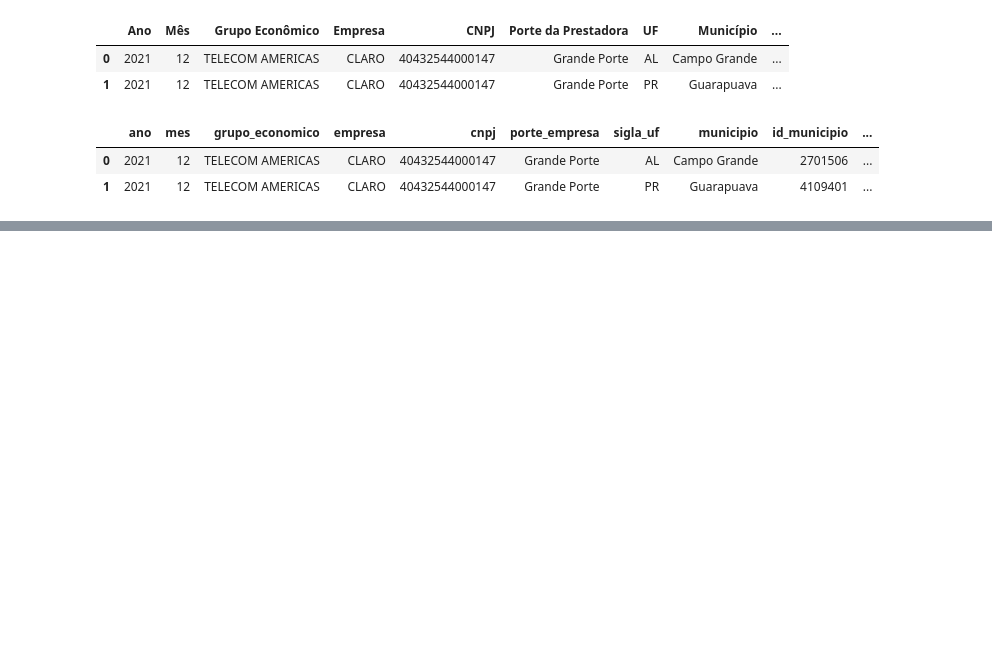
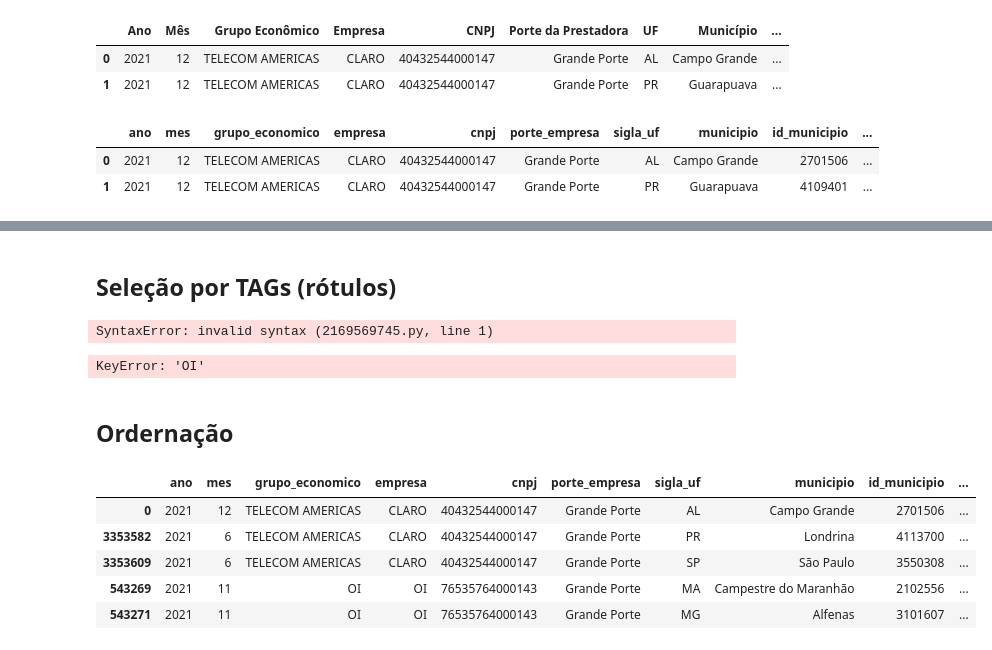
Before and after one commit to fullstackwd/Data_engineer, a Jupyter notebook: At19/atividade19.ipynb, the cells around one changed output, grey strips where cells are left out. Drawn from its saved outputs; the diff is of its cells as text; code cells hidden in the pictures; blank space fills up the shorter version.

```diff
--- a/At19/atividade19.ipynb
+++ b/At19/atividade19.ipynb
@@ -137,0 +237,21 @@ df_pandas.tail(5)
+# %% [markdown]
+## Seleção por TAGs (rótulos)
+# %%
+df_pandas.loc[('velocidade', 10Mbps)]
+# %% [output]
+SyntaxError: invalid syntax (2169569745.py, line 1)
+# %%
+df_pandas.loc[('OI')].head()
+# %% [output]
+KeyError: 'OI'
+# %% [markdown]
+## Ordernação
+# %%
+df_pandas.sort_values('velocidade', ascending=True).head()
+# %% [output]
+|  | ano | mes | grupo_economico | empresa | cnpj | porte_empresa | sigla_uf | municipio | id_municipio | ... |
+| 0 | 2021 | 12 | TELECOM AMERICAS | CLARO | 40432544000147 | Grande Porte | AL | Campo Grande | 2701506 | ... |
+| 3353582 | 2021 | 6 | TELECOM AMERICAS | CLARO | 40432544000147 | Grande Porte | PR | Londrina | 4113700 | ... |
+| 3353609 | 2021 | 6 | TELECOM AMERICAS | CLARO | 40432544000147 | Grande Porte | SP | São Paulo | 3550308 | ... |
+| 543269 | 2021 | 11 | OI | OI | 76535764000143 | Grande Porte | MA | Campestre do Maranhão | 2102556 | ... |
+| 543271 | 2021 | 11 | OI | OI | 76535764000143 | Grande Porte | MG | Alfenas | 3101607 | ... |
```
Also changed, not shown: parts of 27 cells of this notebook.
